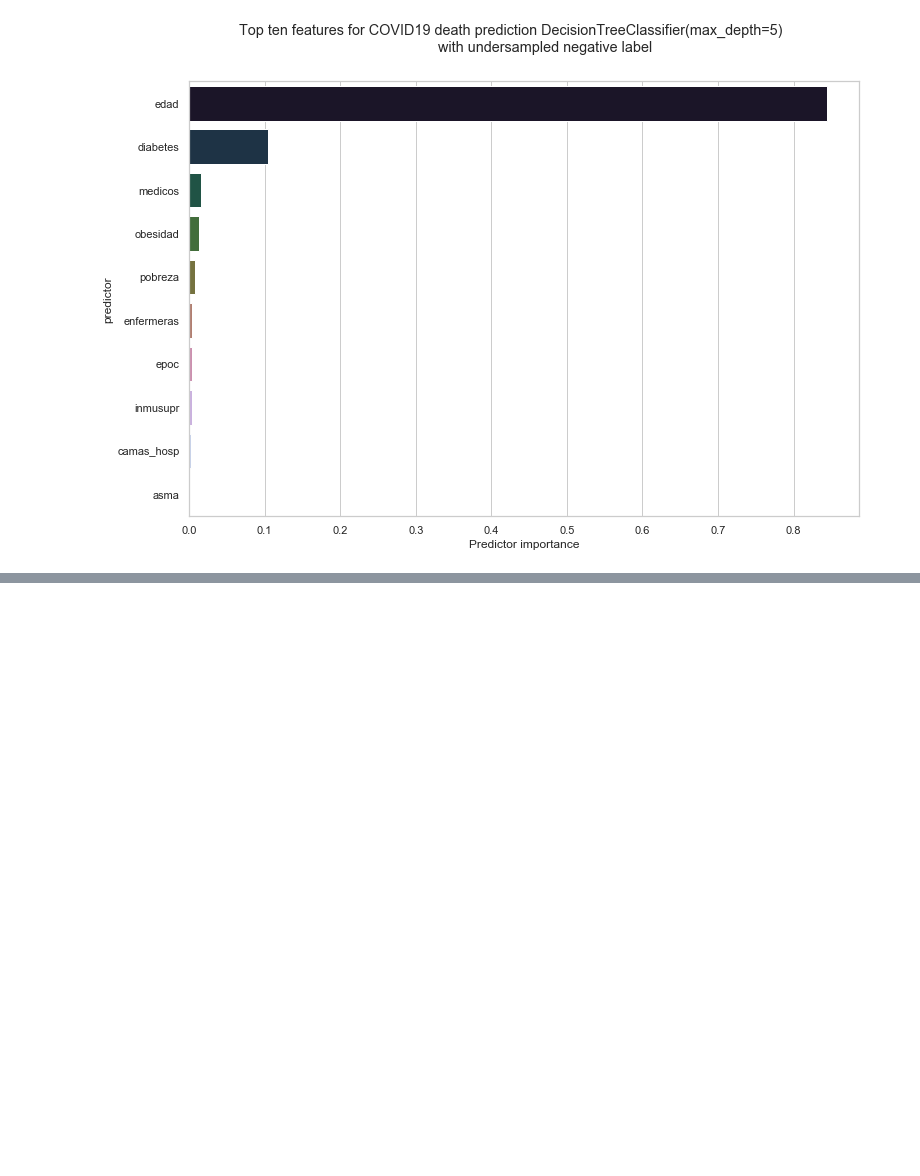
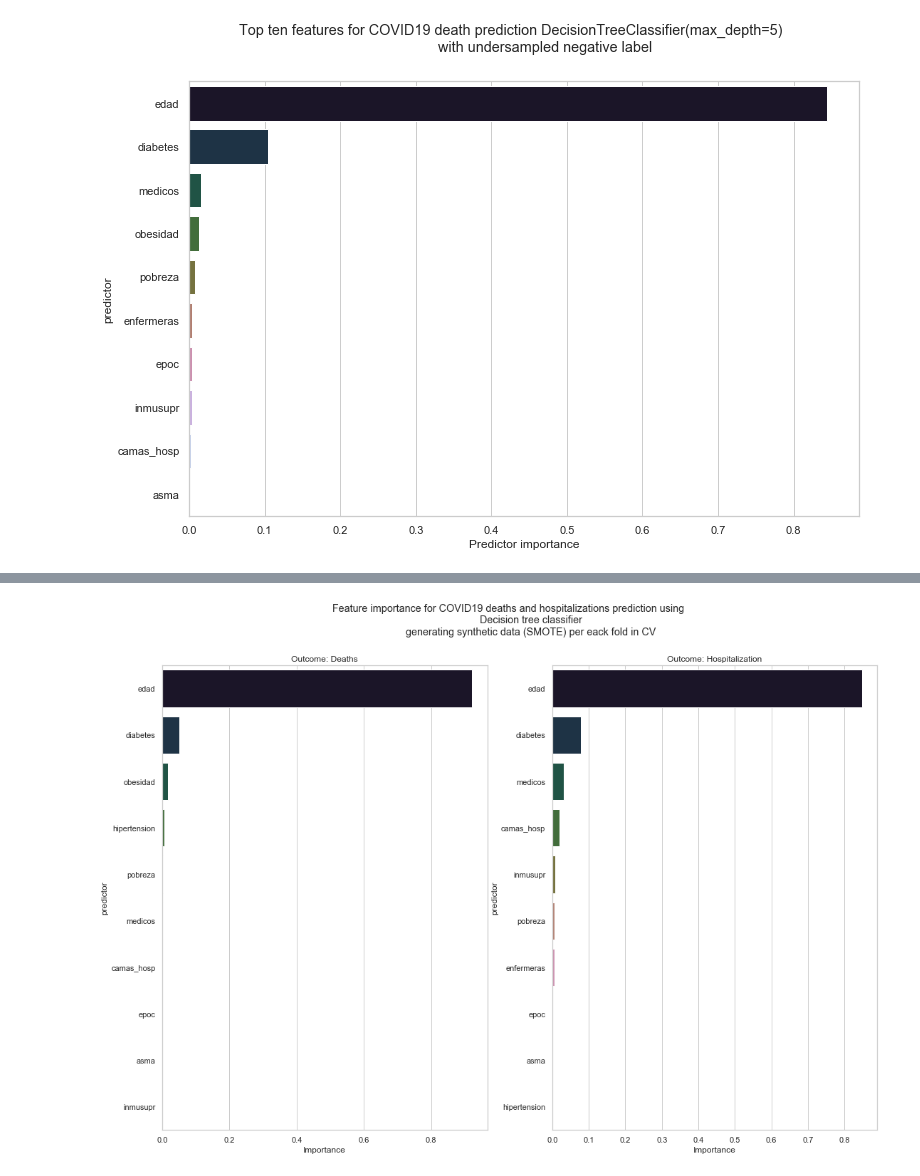
Before and after one commit to ml-project-2020/covid, a Jupyter notebook: SVM DecisionTrees.ipynb, the cells around one changed output, grey strips where cells are left out. Drawn from its saved outputs; the diff is of its cells as text; code cells hidden in the pictures; blank space fills up the shorter version.

```diff
--- a/SVM DecisionTrees.ipynb
+++ b/SVM DecisionTrees.ipynb
@@ -403,0 +623,13 @@ Text(0.5, 0, 'Predictor importance')
+# %%
+grid = GridSearchCV(estimator=pipeline,
+                    param_grid=params,
+                    cv=kf,
+                    return_train_score=True,
+                    scoring= ['accuracy', 'precision', 'recall'],
+                    refit = 'accuracy',
+                    iid = True)
+
+grid.fit(train_NORM.loc[:, features], train_NORM['hospitalizado'].values.ravel())
+dt_tree_results = pd.DataFrame(grid.cv_results_)
+best_model_hosp_dtree = grid.best_estimator_.get_params()['steps'][1][1]
+dt_tree_results[['params', 'mean_test_accuracy', 'mean_test_precision', 'mean_test_recall']]
@@ -403,0 +654,24 @@ Text(0.5, 0, 'Predictor importance')
+# %%
+sns.set(style="whitegrid")
+fig, ax = plt.subplots(1,2)
+fig.set_size_inches(18, 12)
+plt.suptitle('''Feature importance for COVID19 deaths and hospitalizations prediction using
+                Decision tree classifier
+                generating synthetic data (SMOTE) per eack fold in CV''')
+importance = pd.DataFrame.from_dict({'predictor':features,
+                                     'importance':best_model_d_dtree.feature_importances_.flatten()})
+plt.sca(ax[0])
+sns.barplot(x='importance', y='predictor', data=importance.sort_values(by="importance", ascending=False)[0:10],
+            palette="cubehelix")
+ax[0].set_xlabel('Importance')
+ax[0].set_title('Outcome: Deaths');
+
+importance = pd.DataFrame.from_dict({'predictor':features,
+                                     'importance':best_model_hosp_dtree.feature_importances_.flatten()})
+plt.sca(ax[1])
+sns.barplot(x='importance', y='predictor', data=importance.sort_values(by="importance", ascending=False)[0:10],
+            palette="cubehelix")
+ax[1].set_xlabel('Importance')
+ax[1].set_title('Outcome: Hospitalization');
+# %% [output]
+[figure, added]
```
Also changed, not shown: parts of 20 cells of this notebook.
